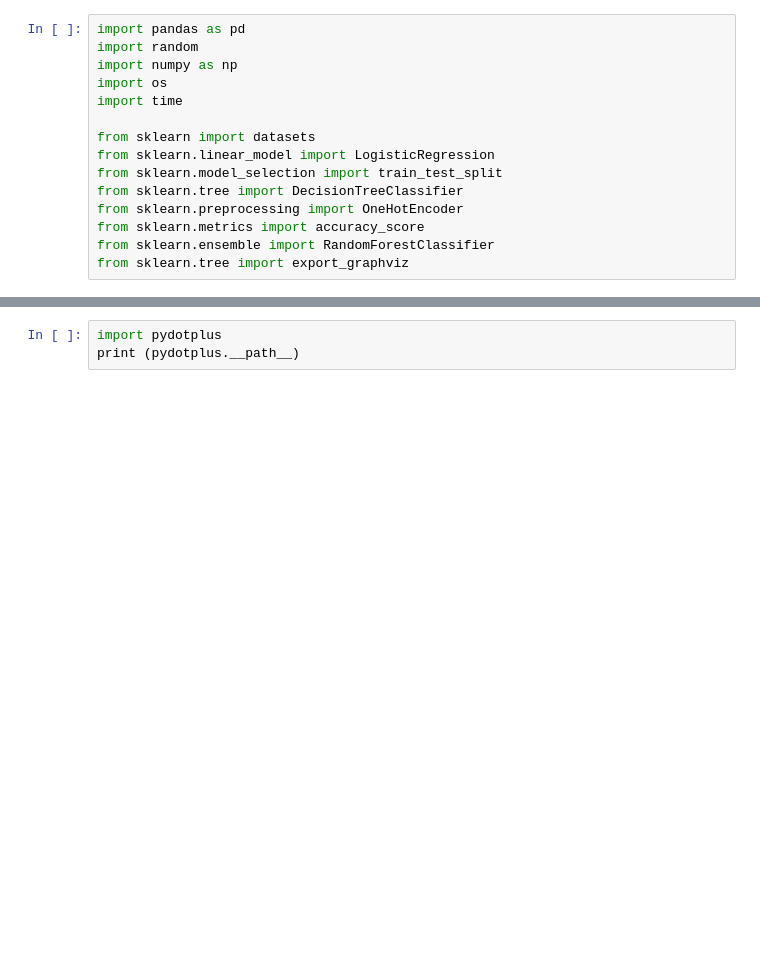
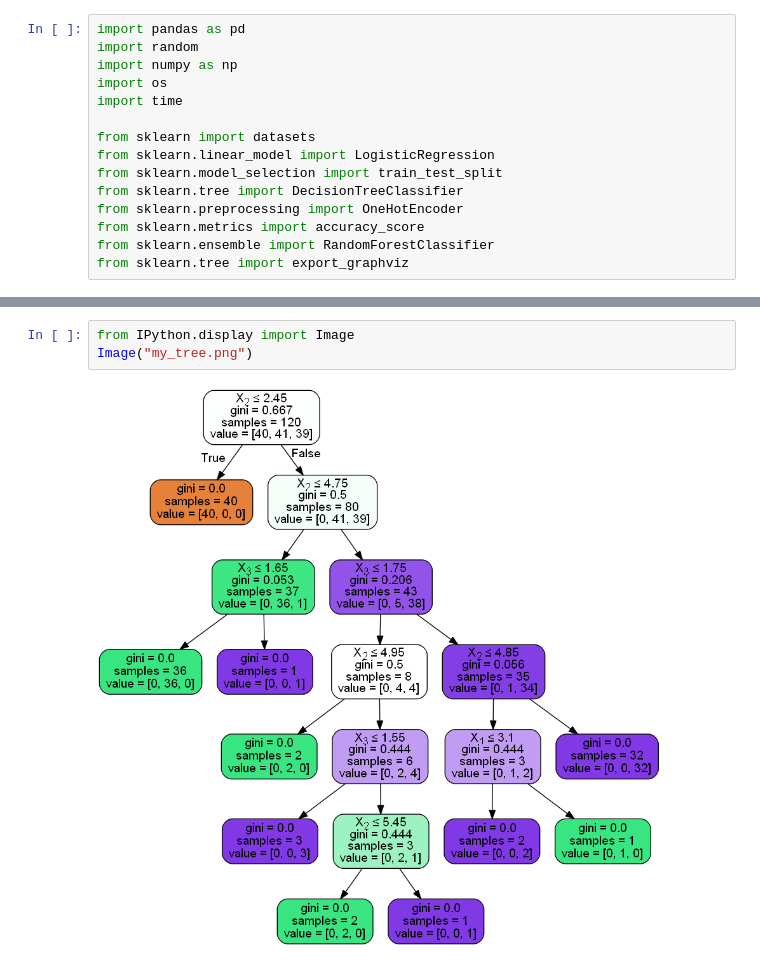
Before and after one commit to filann/app_585_Gold, a Jupyter notebook: title.ipynb, the cells around one changed output, grey strips where cells are left out. Cells and saved outputs as stored; diff of their text form; blank space fills up the shorter version.

```diff
--- a/title.ipynb
+++ b/title.ipynb
@@ -203,3 +204,5 @@ Time to do it all = 0.00026680628458658853 minutes
-# %%
-import pydotplus
-print (pydotplus.__path__)
+# %%
+from IPython.display import Image
+Image("my_tree.png")
+# %% [output]
+[figure, added]
```
Also changed, not shown: parts of 2 cells of this notebook.
